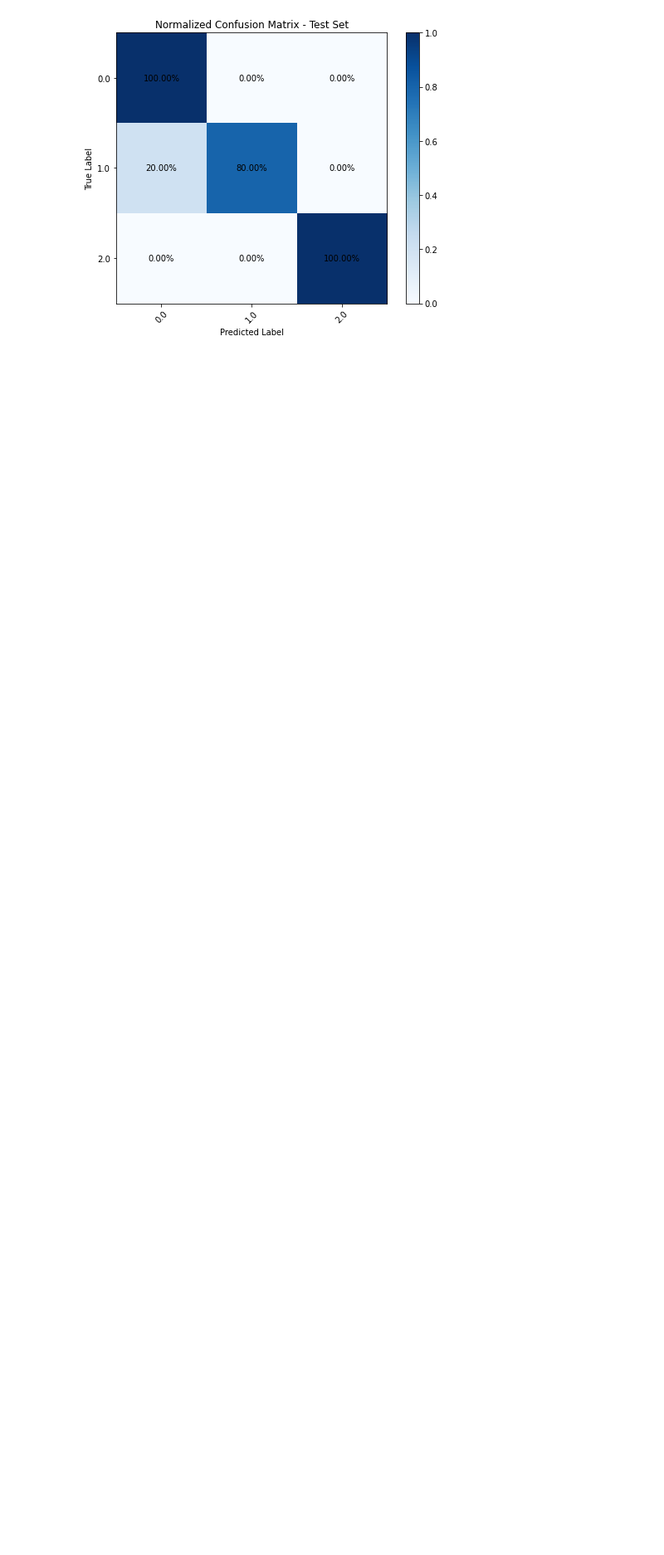
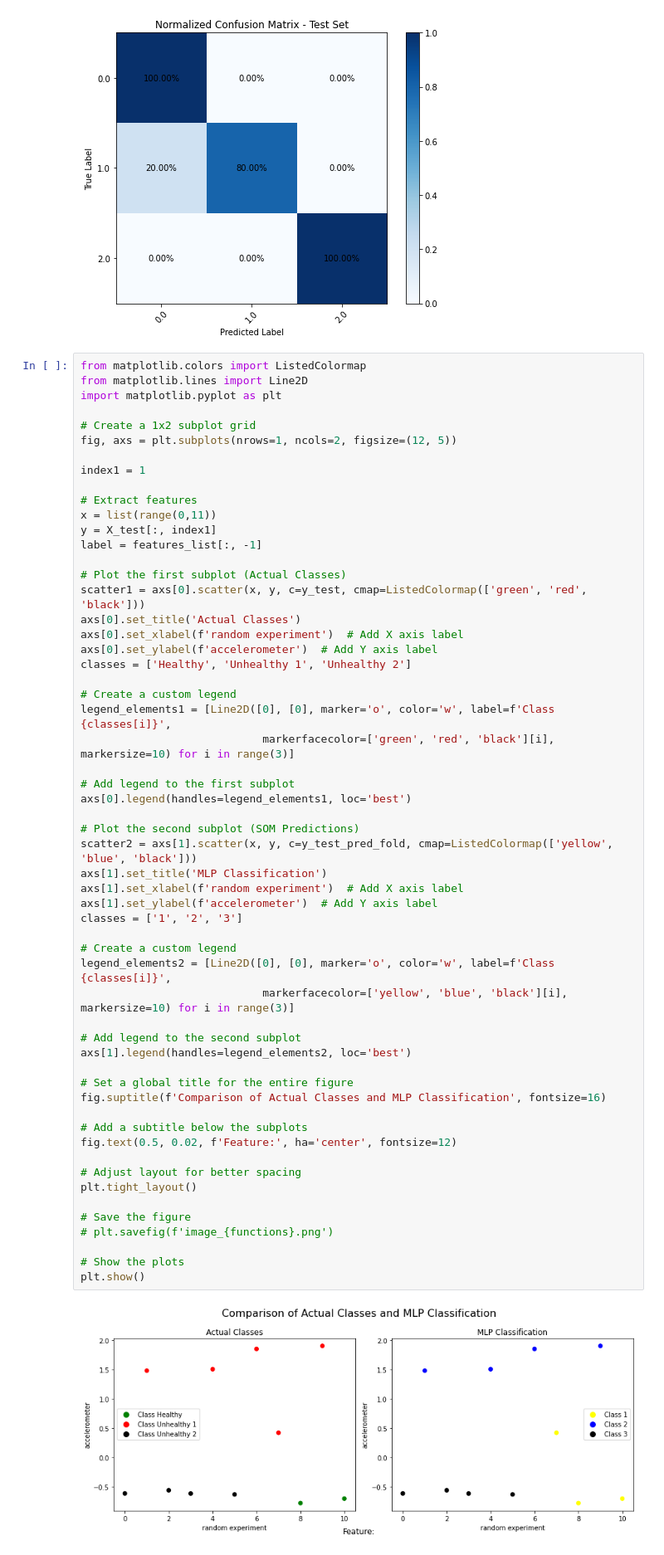
Before and after one commit to AmandaRosa/Rotor_Bearing, a Jupyter notebook: Rotor_bearing_cluster_and_classification_Dataset11.ipynb, the cells around one changed output. Shown at 83% size. Saved outputs shown, nothing was run; the diff lists cells and outputs as text; blank space fills up the shorter version.

```diff
--- a/Rotor_bearing_cluster_and_classification_Dataset11.ipynb
+++ b/Rotor_bearing_cluster_and_classification_Dataset11.ipynb
@@ -648,6 +648,65 @@ weighted avg       1.00      1.00      1.00         5
 [2. 1. 2. 2. 1. 2. 1. 0. 0. 1. 0.]
 [figure]
 [figure]
+# %%
+from matplotlib.colors import ListedColormap
+from matplotlib.lines import Line2D
+import matplotlib.pyplot as plt
+
+# Create a 1x2 subplot grid
+fig, axs = plt.subplots(nrows=1, ncols=2, figsize=(12, 5))
+
+index1 = 1
+
+# Extract features
+x = list(range(0,11))
+y = X_test[:, index1]
+label = features_list[:, -1]
+
+# Plot the first subplot (Actual Classes)
+scatter1 = axs[0].scatter(x, y, c=y_test, cmap=ListedColormap(['green', 'red', 'black']))
+axs[0].set_title('Actual Classes')
+axs[0].set_xlabel(f'random experiment')  # Add X axis label
+axs[0].set_ylabel(f'accelerometer')  # Add Y axis label
+classes = ['Healthy', 'Unhealthy 1', 'Unhealthy 2']
+
+# Create a custom legend
+legend_elements1 = [Line2D([0], [0], marker='o', color='w', label=f'Class {classes[i]}',
+                            markerfacecolor=['green', 'red', 'black'][i], markersize=10) for i in range(3)]
+
+# Add legend to the first subplot
+axs[0].legend(handles=legend_elements1, loc='best')
+
+# Plot the second subplot (SOM Predictions)
+scatter2 = axs[1].scatter(x, y, c=y_test_pred_fold, cmap=ListedColormap(['yellow', 'blue', 'black']))
+axs[1].set_title('MLP Classification')
+axs[1].set_xlabel(f'random experiment')  # Add X axis label
+axs[1].set_ylabel(f'accelerometer')  # Add Y axis label
+classes = ['1', '2', '3']
+
+# Create a custom legend
+legend_elements2 = [Line2D([0], [0], marker='o', color='w', label=f'Class {classes[i]}',
+                            markerfacecolor=['yellow', 'blue', 'black'][i], markersize=10) for i in range(3)]
+
+# Add legend to the second subplot
+axs[1].legend(handles=legend_elements2, loc='best')
+
+# Set a global title for the entire figure
+fig.suptitle(f'Comparison of Actual Classes and MLP Classification', fontsize=16)
+
+# Add a subtitle below the subplots
+fig.text(0.5, 0.02, f'Feature:', ha='center', fontsize=12)
+
+# Adjust layout for better spacing
+plt.tight_layout()
+
+# Save the figure
+# plt.savefig(f'image_{functions}.png')
+
+# Show the plots
+plt.show()
+# %% [output]
+[figure, added]
 # %%
 ## SVM (classificacao) - supervised
 import numpy as np
```
Also changed, not shown: parts of 2 cells of this notebook, 1 other file.
